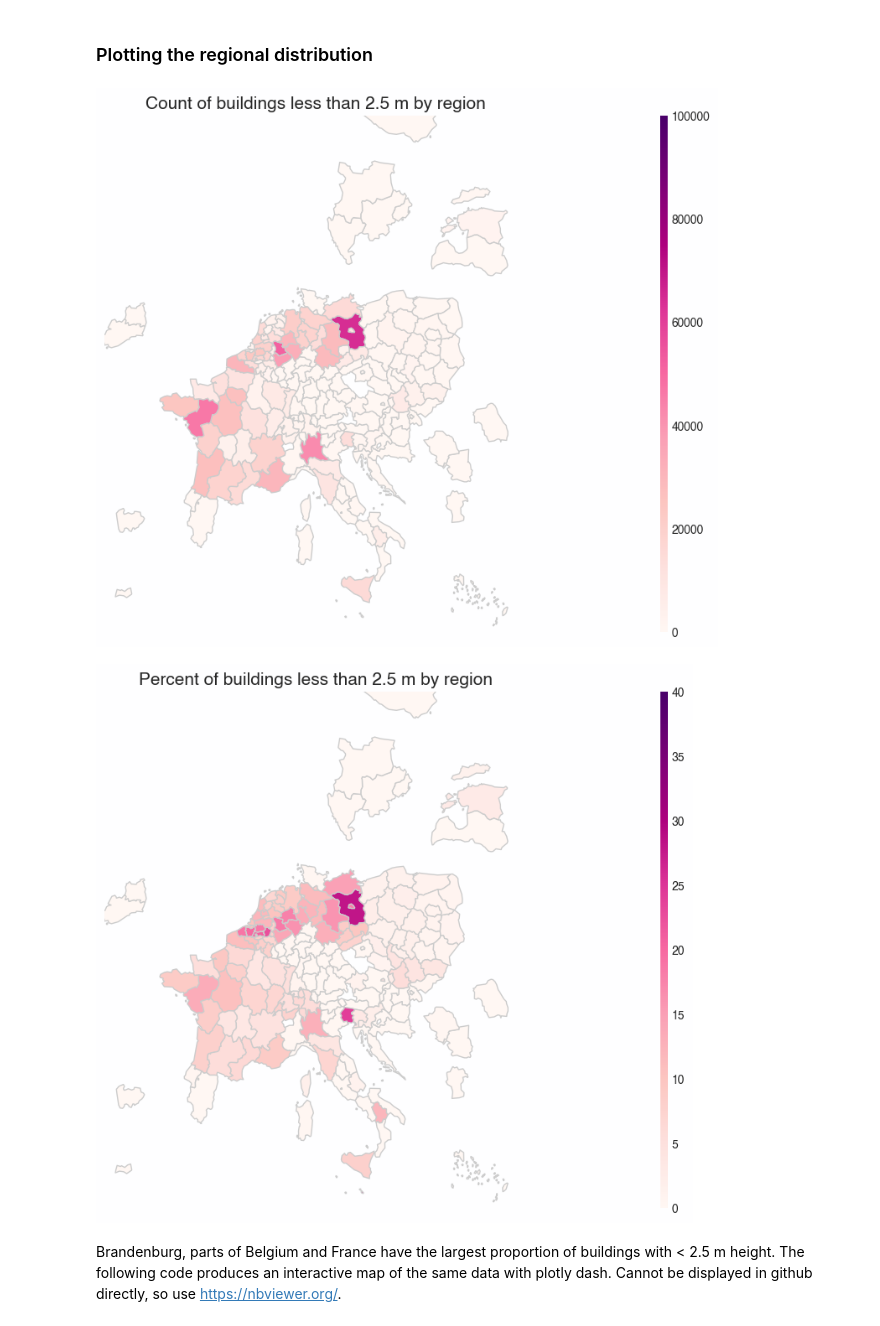
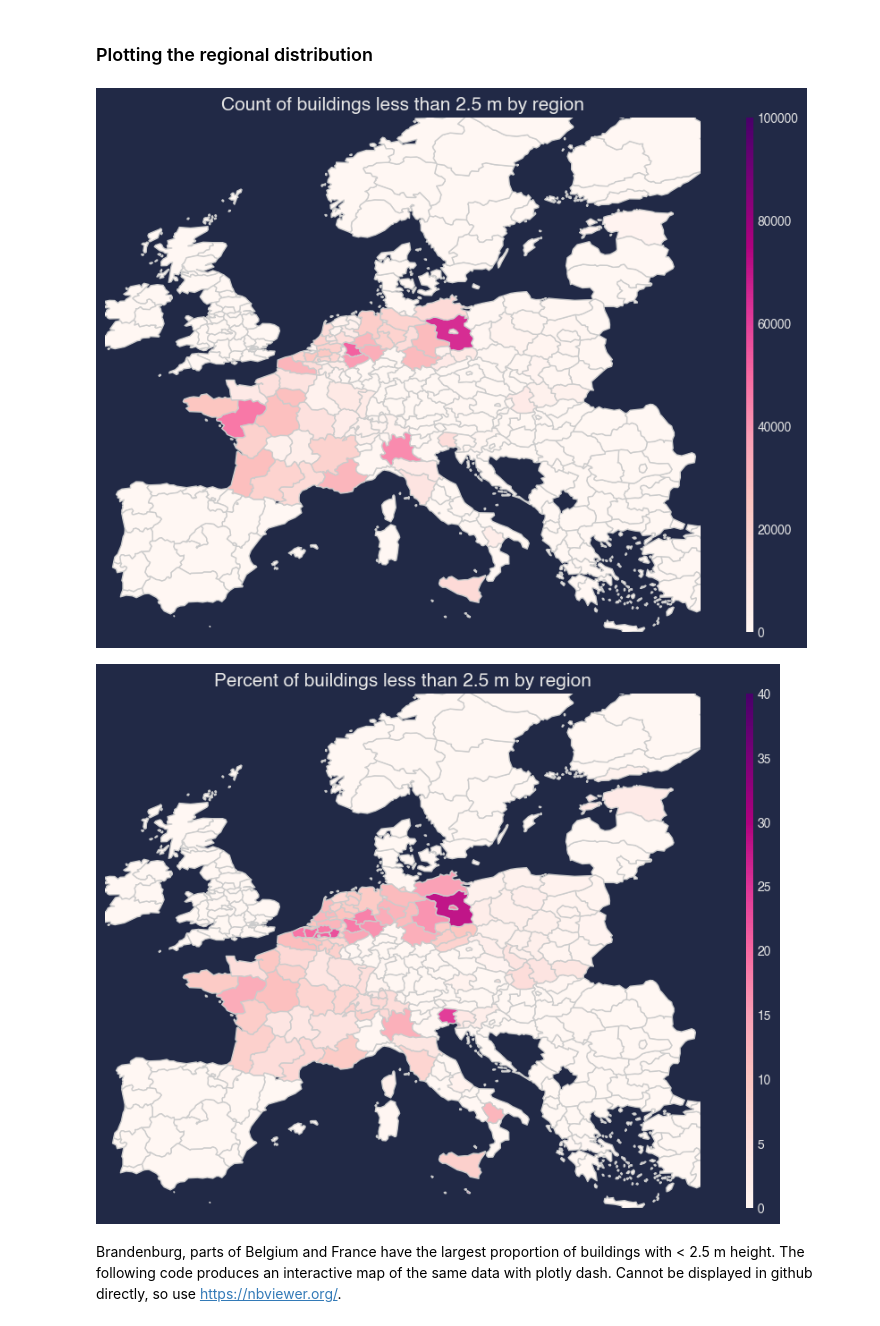
Before and after one commit to ai4up/eubucco_data_quality, a Jupyter notebook: 02_error-analysis-HEIGHT.ipynb, the cells around one changed output. Drawn from its saved outputs; the diff is of its cells as text; code cells hidden in the pictures.

```diff
--- a/02_error-analysis-HEIGHT.ipynb
+++ b/02_error-analysis-HEIGHT.ipynb
@@ -21,8 +27,11 @@ parquet_dir = "./data/parquet/"
 admin = pd.read_csv('./data/admin-codes-matches-v0.1.csv', dtype='str')
 admin.drop('source', axis=1, inplace=True)
 
-# Plot style
-plt.style.use('../styles/matplotlib-stylesheets/pitayasmoothie-light.mplstyle')
+# Plot style, thanks to https://github.com/dhaitz
+plt.style.use('https://github.com/dhaitz/matplotlib-stylesheets/raw/master/pitayasmoothie-dark.mplstyle')
+
+# Alternative
+# plt.style.use('seaborn-v0_8-pastel')
 # %% [markdown]
 ### How many missing values in the sample?
 # %%
@@ -210,9 +259,10 @@ Name: sum, Length: 654, dtype: int64
 ## Function for quick plotting of regions as chloropleth
 def plot_map(df, variable, title, vmin=0, vmax=10000):
     from mpl_toolkits.axes_grid1 import make_axes_locatable
+    plt.style.use('../styles/matplotlib-stylesheets/pitayasmoothie-dark.mplstyle')
 
     # create figure and axes for Matplotlib
-    fig, ax = plt.subplots(figsize=(20,8))
+    fig, ax = plt.subplots(figsize=(10,10))
     divider = make_axes_locatable(ax)
     cax = divider.append_axes('right', size='1%',pad=0.01)
 
@@ -226,8 +276,10 @@ def plot_map(df, variable, title, vmin=0, vmax=10000):
     sm = plt.cm.ScalarMappable(cmap="RdPu", norm=plt.Normalize(vmin=vmin, vmax=vmax))
     fig.colorbar(sm, cax=cax, orientation='vertical', shrink=2)
 
+
     df.plot(cmap="RdPu",column=variable, linewidth=1, ax=ax, edgecolor='0.8',
                         missing_kwds={'facecolor': 'whitesmoke'}, vmin=vmin, vmax=vmax);
+
 
     ax.set_xlim(-10,30);
     ax.set_ylim(35, 65);
@@ -235,14 +287,16 @@ def plot_map(df, variable, title, vmin=0, vmax=10000):
 # %% [markdown]
 ### Plotting the regional distribution
 # %%
-df_plot = eu_poly.merge(dfc_sum_25, how="right", left_on="NUTS_ID", right_index=True)[["geometry", "NUTS_NAME", "NUTS_ID", "sum"]]
+df_plot = eu_poly.merge(dfc_sum_25, how="left", left_on="NUTS_ID", right_index=True)[["geometry", "NUTS_NAME", "NUTS_ID", "sum"]]
+df_plot.fillna(0, inplace=True)
 plot_map(df_plot, "sum", "Count of buildings less than 2.5 m by region", vmax=100000)
 # %% [output]
-[figure, old version]
+[figure, new version]
 # %%
-df_plot = eu_poly.merge(dfc_percent_25, how="right", left_on="NUTS_ID", right_index=True)[["geometry", "NUTS_NAME", "NUTS_ID", "percent"]]
+df_plot = eu_poly.merge(dfc_percent_25, how="left", left_on="NUTS_ID", right_index=True)[["geometry", "NUTS_NAME", "NUTS_ID", "percent"]]
+df_plot.fillna(0, inplace=True)
 plot_map(df_plot, "percent", "Percent of buildings less than 2.5 m by region", vmax=40)
 # %% [output]
-[figure, old version]
+[figure, new version]
 # %% [markdown]
 Brandenburg, parts of Belgium and France have the largest proportion of buildings with < 2.5 m height. The following code produces an interactive map of the same data with plotly dash. Cannot be displayed in github directly, so use https://nbviewer.org/.
```
Also changed, not shown: parts of 17 cells of this notebook, 6 other files.
